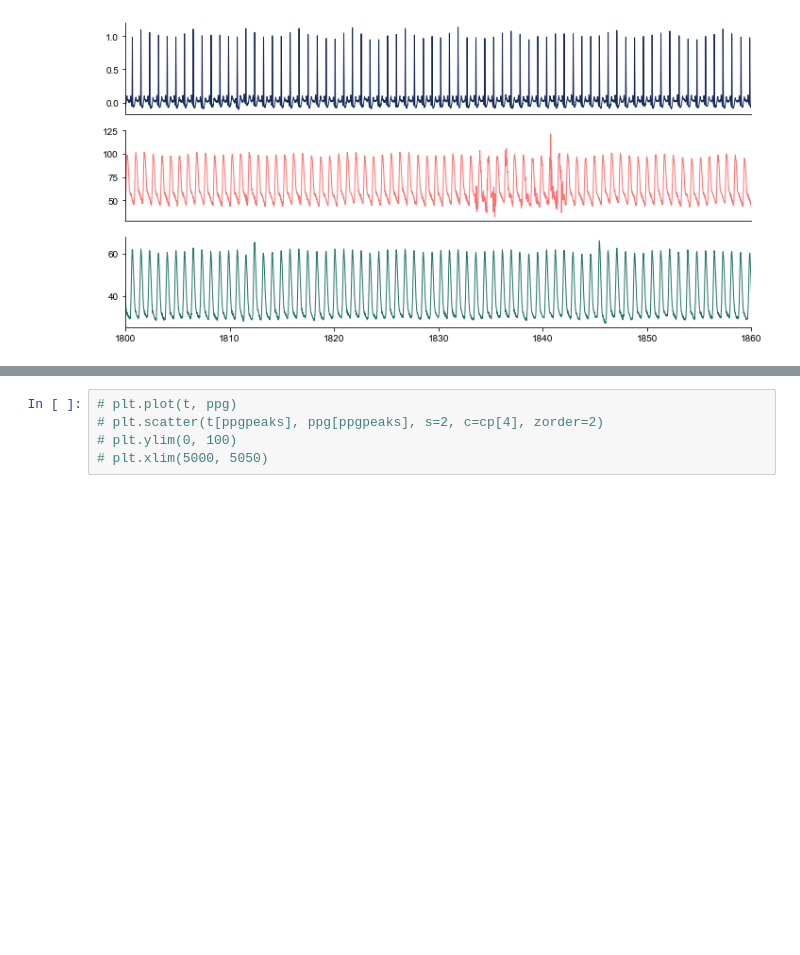
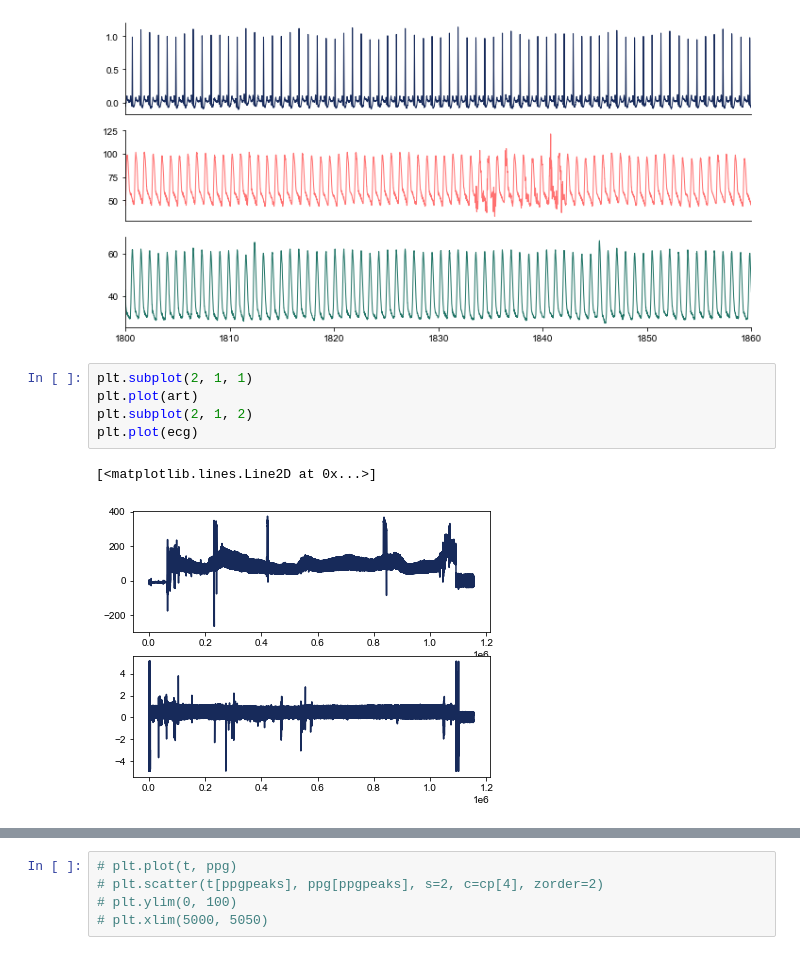
Before and after one commit to rohansanda/bp_prediction_cs229, a Jupyter notebook: wrangling.ipynb, the cells around one changed output, grey strips where cells are left out. Saved outputs shown, nothing was run; the diff lists cells and outputs as text; blank space fills up the shorter version.

```diff
--- a/wrangling_demo.ipynb
+++ b/wrangling.ipynb
@@ -63,4 +70,12 @@ def um(ta=None, tb=None):
 um(60*30, 60*31)
 # %% [output]
 [figure]
+# %%
+plt.subplot(2, 1, 1)
+plt.plot(art)
+plt.subplot(2, 1, 2)
+plt.plot(ecg)
+# %% [output]
+[<matplotlib.lines.Line2D at 0x...>]
+[figure, added]
 # %%
```
Also changed, not shown: parts of 5 cells of this notebook, 5 other files.
